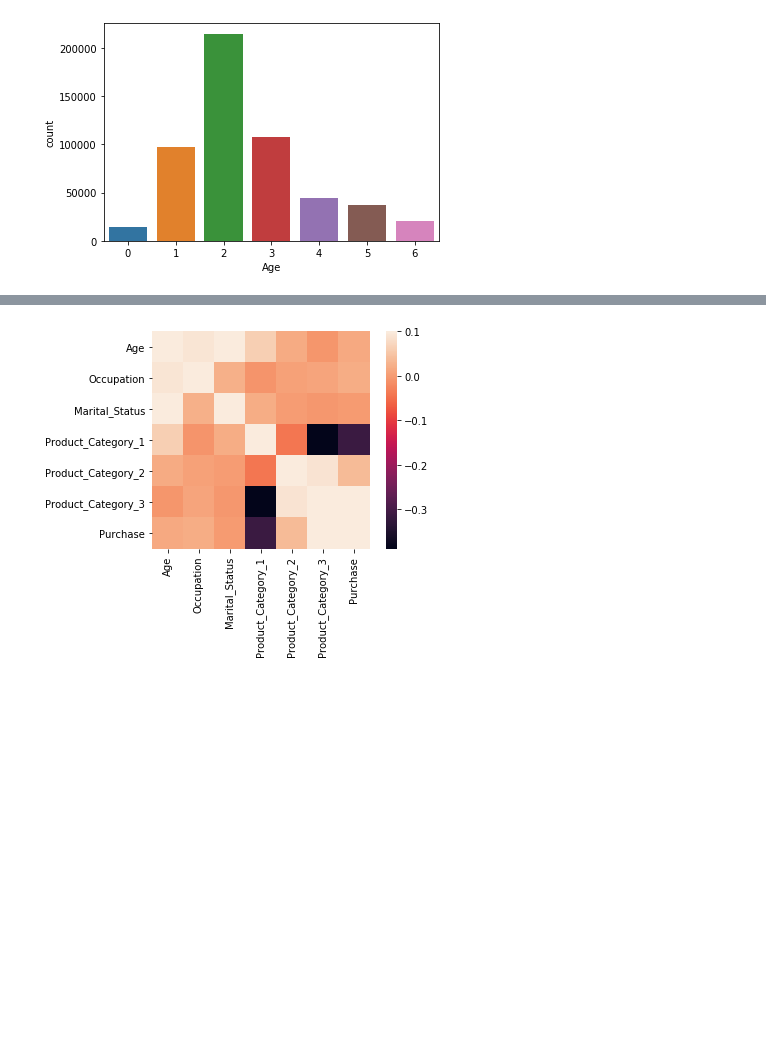
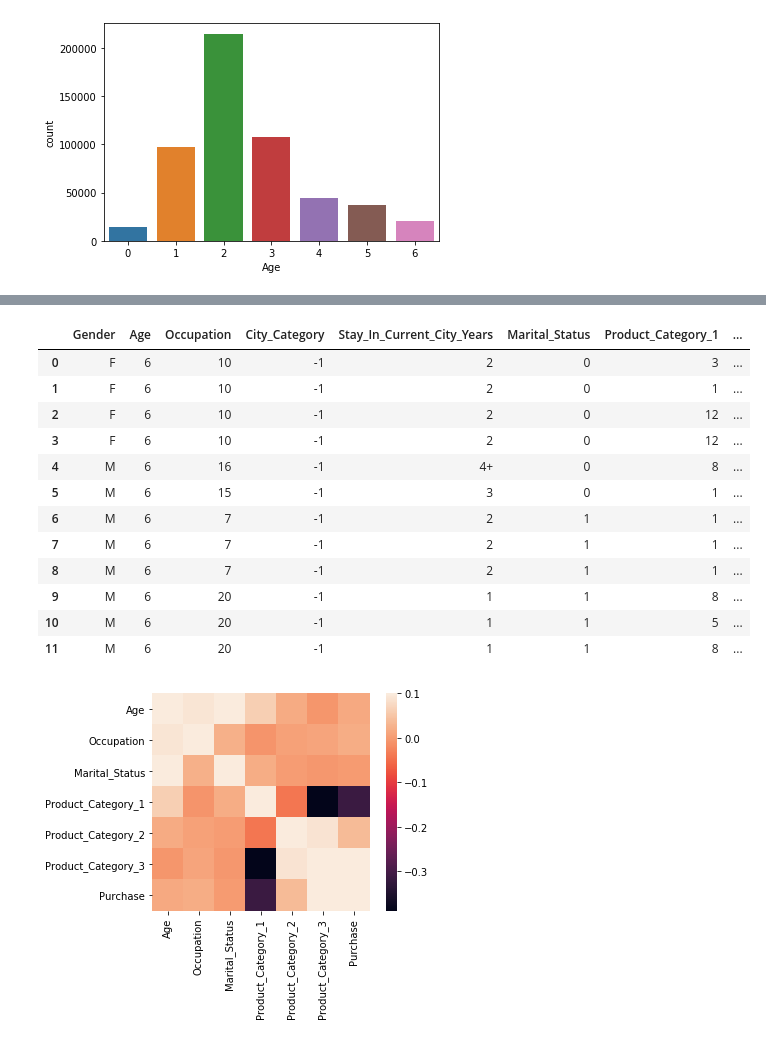
Before and after one commit to 94Shaima/Sharing-GitHub, a Jupyter notebook: EVAL.ipynb, the cells around one changed output, grey strips where cells are left out. Drawn from its saved outputs; the diff is of its cells as text; code cells hidden in the pictures; blank space fills up the shorter version.

```diff
--- a/EVAL.ipynb
+++ b/EVAL.ipynb
@@ -243,3 +266,19 @@ df.head(3) #After drop 2 columns.
+# %%
+df.head(12)
+# %% [output]
+|  | Gender | Age | Occupation | City_Category | Stay_In_Current_City_Years | Marital_Status | Product_Category_1 | ... |
+| 0 | F | 6 | 10 | -1 | 2 | 0 | 3 | ... |
+| 1 | F | 6 | 10 | -1 | 2 | 0 | 1 | ... |
+| 2 | F | 6 | 10 | -1 | 2 | 0 | 12 | ... |
+| 3 | F | 6 | 10 | -1 | 2 | 0 | 12 | ... |
+| 4 | M | 6 | 16 | -1 | 4+ | 0 | 8 | ... |
+| 5 | M | 6 | 15 | -1 | 3 | 0 | 1 | ... |
+| 6 | M | 6 | 7 | -1 | 2 | 1 | 1 | ... |
+| 7 | M | 6 | 7 | -1 | 2 | 1 | 1 | ... |
+| 8 | M | 6 | 7 | -1 | 2 | 1 | 1 | ... |
+| 9 | M | 6 | 20 | -1 | 1 | 1 | 8 | ... |
+| 10 | M | 6 | 20 | -1 | 1 | 1 | 5 | ... |
+| 11 | M | 6 | 20 | -1 | 1 | 1 | 8 | ... |
 # %%
 HeatMap = df.corr()
 
```
Also changed, not shown: parts of 21 cells of this notebook.
